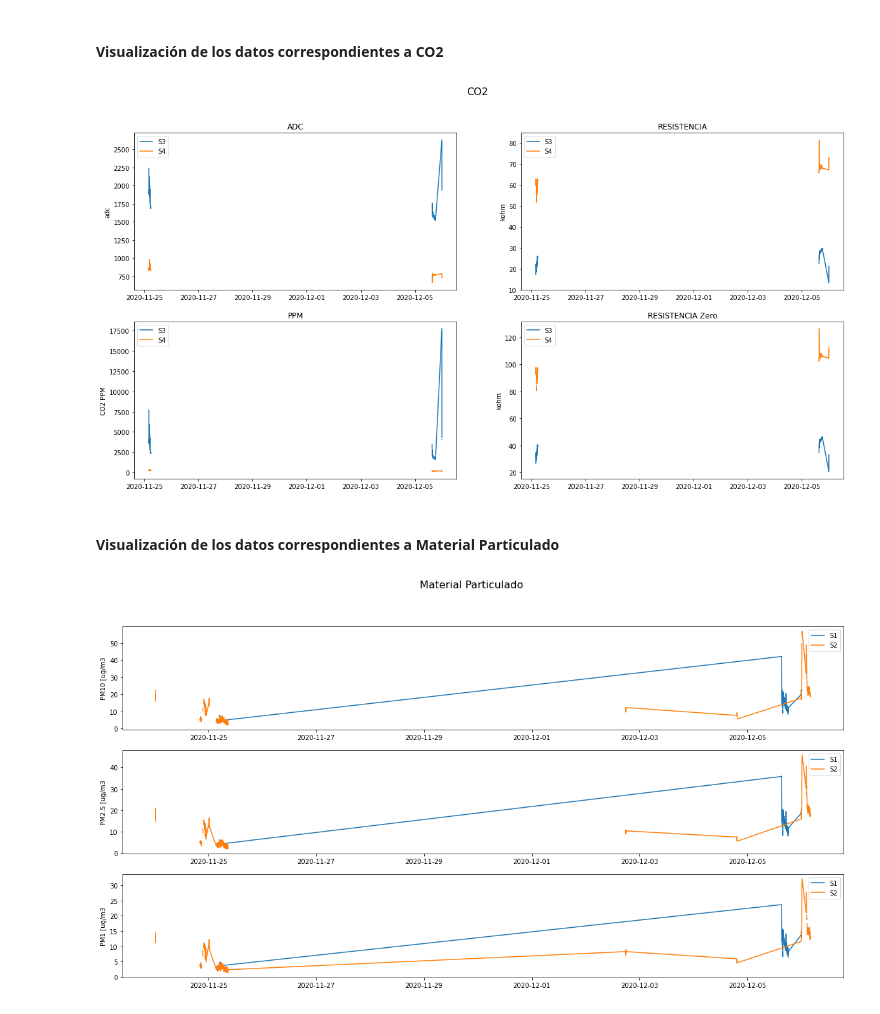
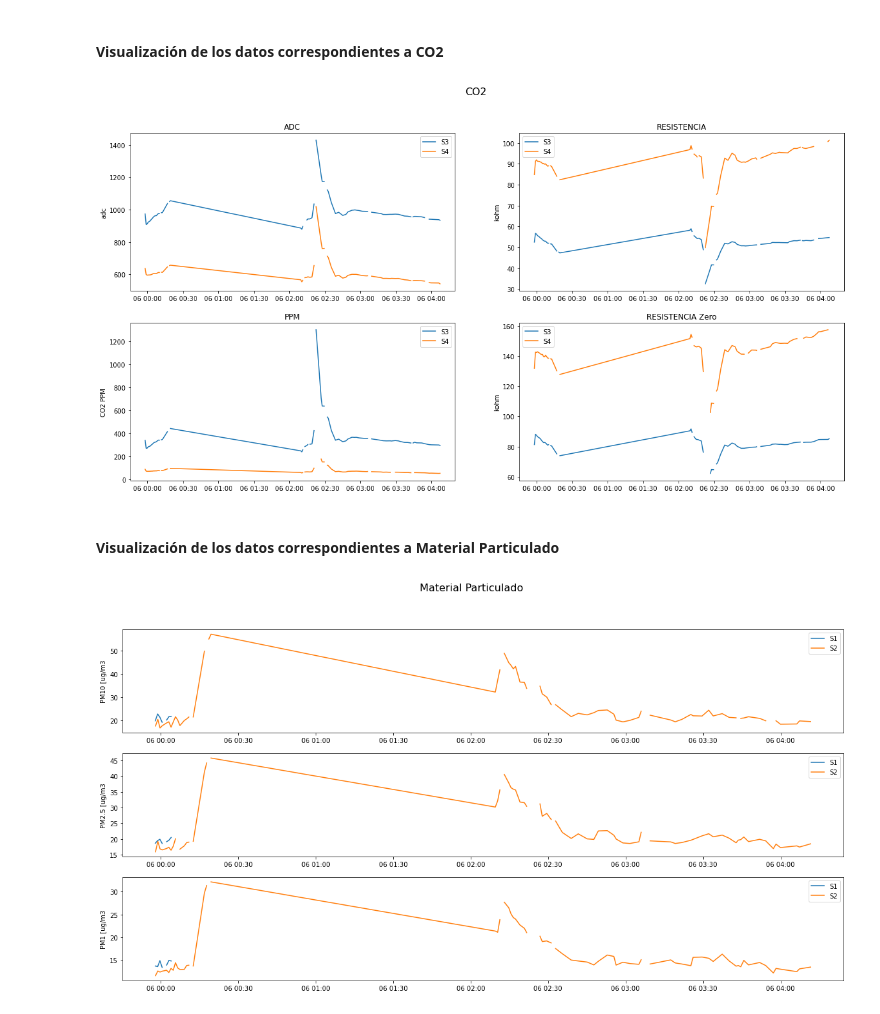
Before and after one commit to JoseSalamancaCoy/Air_flow_indoor, a Jupyter notebook: Experimentos/Dispositivo/4/Analisis_4.ipynb, the cells around one changed output. Cells and saved outputs as stored; diff of their text form; code cells hidden in the pictures.

```diff
--- a/Experimentos/Dispositivo/4/Analisis_4.ipynb
+++ b/Experimentos/Dispositivo/4/Analisis_4.ipynb
@@ -59,5 +59,5 @@ indoor.resample('1Min', closed='right').mean()
 outdoor.index = outdoor['fecha_hora_med']
 outdoor.resample('1Min', closed='right').mean()
 
-#indoor = indoor.loc[start: end]
-#outdoor = outdoor.loc[start: end]
+indoor = indoor.loc[start: end]
+outdoor = outdoor.loc[start: end]
@@ -83,12 +68,12 @@ datetime.datetime(2020, 12, 5, 23, 0, tzinfo=datetime.timezone.utc)
 # %% [markdown]
 #### Visualización de los datos correspondientes a CO2
 # %%
-Vr.VisualizacionCO2(indoor,outdoor,n=1)
+Vr.VisualizacionCO2(indoor,outdoor,n=2)
 # %% [output]
-[figure, old version]
+[figure, new version]
 # %% [markdown]
 #### Visualización de los datos correspondientes a Material Particulado
 # %%
 Vr.VisualizacionMP(indoor,outdoor,n=0)
 # %% [output]
-[figure, old version]
+[figure, new version]
```
Also changed, not shown: parts of 1 cell of this notebook, 1 other file.
